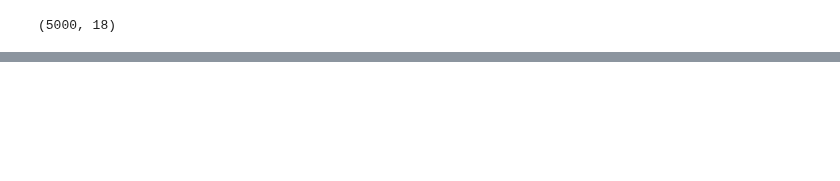
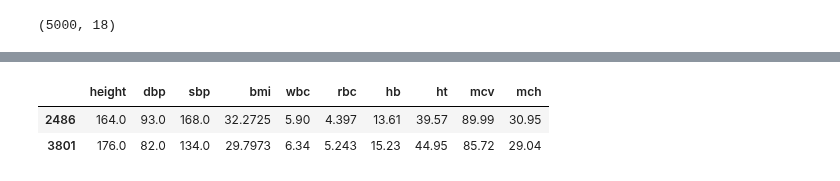
Before and after one commit to liangyy/ptrs-ukb, a Jupyter notebook: notebook/hail_reml.ipynb, the cells around one changed output, grey strips where cells are left out. Saved outputs shown, nothing was run; the diff lists cells and outputs as text; code cells hidden in the pictures; blank space fills up the shorter version.

```diff
--- a/notebook/hail_reml.ipynb
+++ b/notebook/hail_reml.ipynb
@@ -7,3 +7,5 @@
+# %%
+wd = '/vol/bmd/yanyul/UKB/gcta_regulability/'
 # %%
 import hail as hl
 hl.init()
@@ -78,7 +89,7 @@ NameError: name 'pred_expr' is not defined
 # %%
-df_trait = tsv_to_pd_df('/Users/yanyul/Desktop/tmp/for_test/pheno_martin_et_al_traits_x_British-test-1.tsv', indiv_col = 'eid')
-df_covar = tsv_to_pd_df('/Users/yanyul/Desktop/tmp/for_test/covar_martin_et_al_traits_x_British-test-1.tsv', indiv_col = 'eid')
-df_pred_expr = tsv_to_pd_df('/Users/yanyul/Desktop/tmp/for_test/pred_expr_ctimp_Whole_Blood_x_British-test-1.tsv', indiv_col = 'gene')
+df_trait = tsv_to_pd_df(wd + 'pheno_martin_et_al_traits_x_British-test-1.tsv', indiv_col = 'eid')
+df_covar = tsv_to_pd_df(wd + 'covar_martin_et_al_traits_x_British-test-1.tsv', indiv_col = 'eid')
+df_pred_expr = tsv_to_pd_df(wd + 'pred_expr_ctimp_Whole_Blood_x_British-test-1.tsv', indiv_col = 'gene')
 df_pred_expr = df_pred_expr.drop(columns = ['gene'])
 # %%
 indiv_selected = np.intersect1d(df_pred_expr.columns.to_list(), df_trait['eid'].to_list())
@@ -190,0 +195,6 @@ model.h_sq
+# %%
+df_trait.iloc[:2,:10]
+# %% [output]
+|  | height | dbp | sbp | bmi | wbc | rbc | hb | ht | mcv | mch |
+| 2486 | 164.0 | 93.0 | 168.0 | 32.2725 | 5.90 | 4.397 | 13.61 | 39.57 | 89.99 | 30.95 |
+| 3801 | 176.0 | 82.0 | 134.0 | 29.7973 | 6.34 | 5.243 | 15.23 | 44.95 | 85.72 | 29.04 |
```
Also changed, not shown: parts of 34 cells of this notebook.
